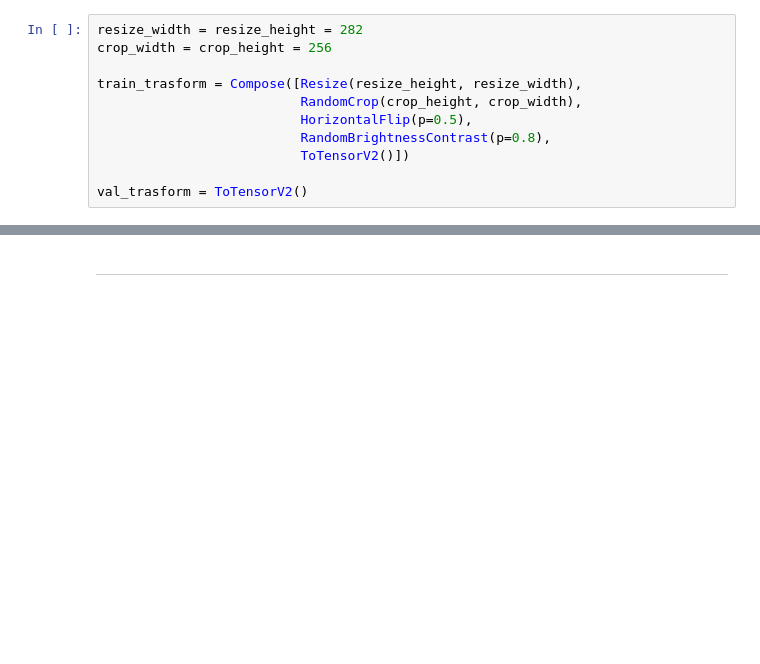
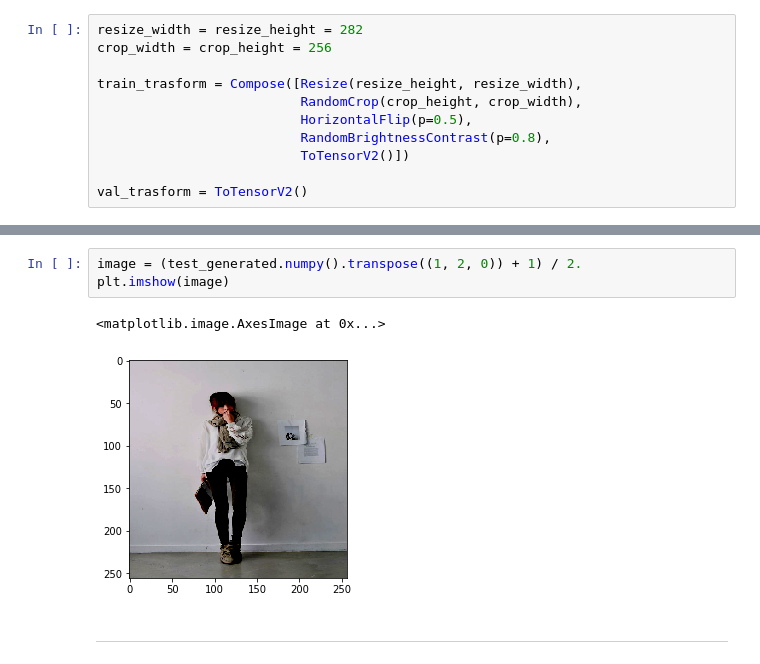
Before and after one commit to KirillDemochkin/NeuralFashionGAN, a Jupyter notebook: notebooks/DeepFashion2_local.ipynb, the cells around one changed output, grey strips where cells are left out. Saved outputs shown, nothing was run; the diff lists cells and outputs as text; blank space fills up the shorter version.

```diff
--- a/notebooks/DeepFashion2_local.ipynb
+++ b/notebooks/DeepFashion2_local.ipynb
@@ -62,3 +93,9 @@ plt.imshow(canvas)
+# %%
+image = (test_generated.numpy().transpose((1, 2, 0)) + 1) / 2.
+plt.imshow(image)
+# %% [output]
+<matplotlib.image.AxesImage at 0x...>
+[figure, added]
 # %% [markdown]
 ---
 # %%
```
Also changed, not shown: parts of 9 cells of this notebook, 1 other file.
